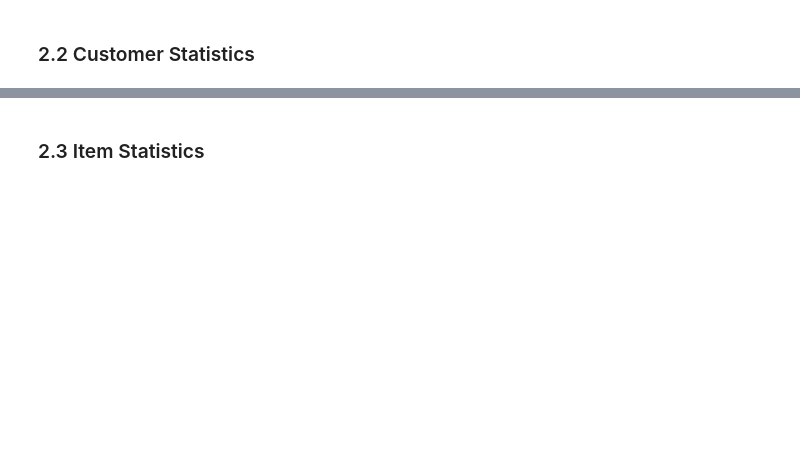
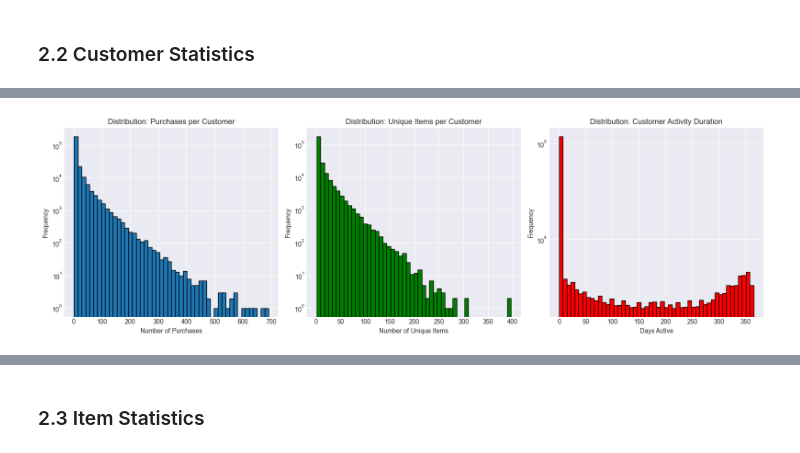
Before and after one commit to TaTanh/CS116, a Jupyter notebook: notebooks/eda_analysis.ipynb, the cells around one changed output, grey strips where cells are left out. Cells and saved outputs as stored; diff of their text form; code cells hidden in the pictures; blank space fills up the shorter version.

```diff
--- a/notebooks/eda_analysis.ipynb
+++ b/notebooks/eda_analysis.ipynb
@@ -19,20 +19,25 @@ sys.path.append('..')
 from src.recommender import load_transactions, load_items, load_users
 
 print("Loading data from chunks...")
-print("This may take a moment as we're loading ~36M transactions...")
+print("NOTE: For EDA, we'll sample 10% of data (~3.6M rows) to avoid memory issues")
+print("This is sufficient for pattern analysis!\n")
 
 # Load all data (LazyFrame - not yet executed)
 transactions_lazy = load_transactions()
 items_lazy = load_items()
 users_lazy = load_users()
 
-# Collect to DataFrame (execute the query)
-transactions = transactions_lazy.collect()
-items = items_lazy.collect()
-users = users_lazy.collect()
+# SAMPLE 10% for EDA using hash-based filtering (efficient, no full collect!)
+print("Sampling 10% of transactions using hash filter...")
+transactions = transactions_lazy.filter(
+    (pl.col("customer_id").hash(seed=42) % 10) == 0
+).collect()
+
+items = items_lazy.collect()  # Small dataset, load all
+users = users_lazy.collect()  # Small dataset, load all
 
 print("\nData loaded successfully!")
-print(f"Transactions: {transactions.shape}")
+print(f"Transactions: {transactions.shape} (~10% sample)")
 print(f"Items: {items.shape}")
 print(f"Users: {users.shape}")
 # %% [output]
@@ -116,8 +184,7 @@ plt.show()
 customer_stats = transactions.group_by('customer_id').agg([
     pl.count('item_id').alias('num_purchases'),
     pl.n_unique('item_id').alias('num_unique_items'),
-    pl.n_unique('order_id').alias('num_orders'),
-    (pl.col('created_at').max() - pl.col('created_at').min()).dt.total_days().alias('days_active'),
+    (pl.col('created_date').max() - pl.col('created_date').min()).dt.total_days().alias('days_active'),
 ])
 
 print("\nCustomer Statistics:")
@@ -125,37 +210,32 @@ print(customer_stats.describe())
 # %%
 # Plot customer distributions
-fig, axes = plt.subplots(2, 2, figsize=(14, 10))
+fig, axes = plt.subplots(1, 3, figsize=(16, 5))
 
 # Number of purchases per customer
-axes[0, 0].hist(customer_stats['num_purchases'].to_numpy(), bins=50, edgecolor='black')
-axes[0, 0].set_xlabel('Number of Purchases')
-axes[0, 0].set_ylabel('Frequency')
-axes[0, 0].set_title('Distribution: Purchases per Customer')
-axes[0, 0].set_yscale('log')
+axes[0].hist(customer_stats['num_purchases'].to_numpy(), bins=50, edgecolor='black')
+axes[0].set_xlabel('Number of Purchases')
+axes[0].set_ylabel('Frequency')
+axes[0].set_title('Distribution: Purchases per Customer')
+axes[0].set_yscale('log')
 
 # Unique items per customer
-axes[0, 1].hist(customer_stats['num_unique_items'].to_numpy(), bins=50, edgecolor='black', color='green')
-axes[0, 1].set_xlabel('Number of Unique Items')
-axes[0, 1].set_ylabel('Frequency')
-axes[0, 1].set_title('Distribution: Unique Items per Customer')
-axes[0, 1].set_yscale('log')
-
-# Orders per customer
-axes[1, 0].hist(customer_stats['num_orders'].to_numpy(), bins=50, edgecolor='black', color='orange')
-axes[1, 0].set_xlabel('Number of Orders')
-axes[1, 0].set_ylabel('Frequency')
-axes[1, 0].set_title('Distribution: Orders per Customer')
-axes[1, 0].set_yscale('log')
+axes[1].hist(customer_stats['num_unique_items'].to_numpy(), bins=50, edgecolor='black', color='green')
+axes[1].set_xlabel('Number of Unique Items')
+axes[1].set_ylabel('Frequency')
+axes[1].set_title('Distribution: Unique Items per Customer')
+axes[1].set_yscale('log')
 
 # Days active
-axes[1, 1].hist(customer_stats['days_active'].to_numpy(), bins=50, edgecolor='black', color='red')
-axes[1, 1].set_xlabel('Days Active')
-axes[1, 1].set_ylabel('Frequency')
-axes[1, 1].set_title('Distribution: Customer Activity Duration')
-axes[1, 1].set_yscale('log')
+axes[2].hist(customer_stats['days_active'].to_numpy(), bins=50, edgecolor='black', color='red')
+axes[2].set_xlabel('Days Active')
+axes[2].set_ylabel('Frequency')
+axes[2].set_title('Distribution: Customer Activity Duration')
+axes[2].set_yscale('log')
 
 plt.tight_layout()
 plt.show()
+# %% [output]
+[figure, added]
 # %%
 # Top customers by purchase volume
 top_customers = customer_stats.sort('num_purchases', descending=True).head(20)
```
Also changed, not shown: parts of 29 cells of this notebook, 4 other files.
